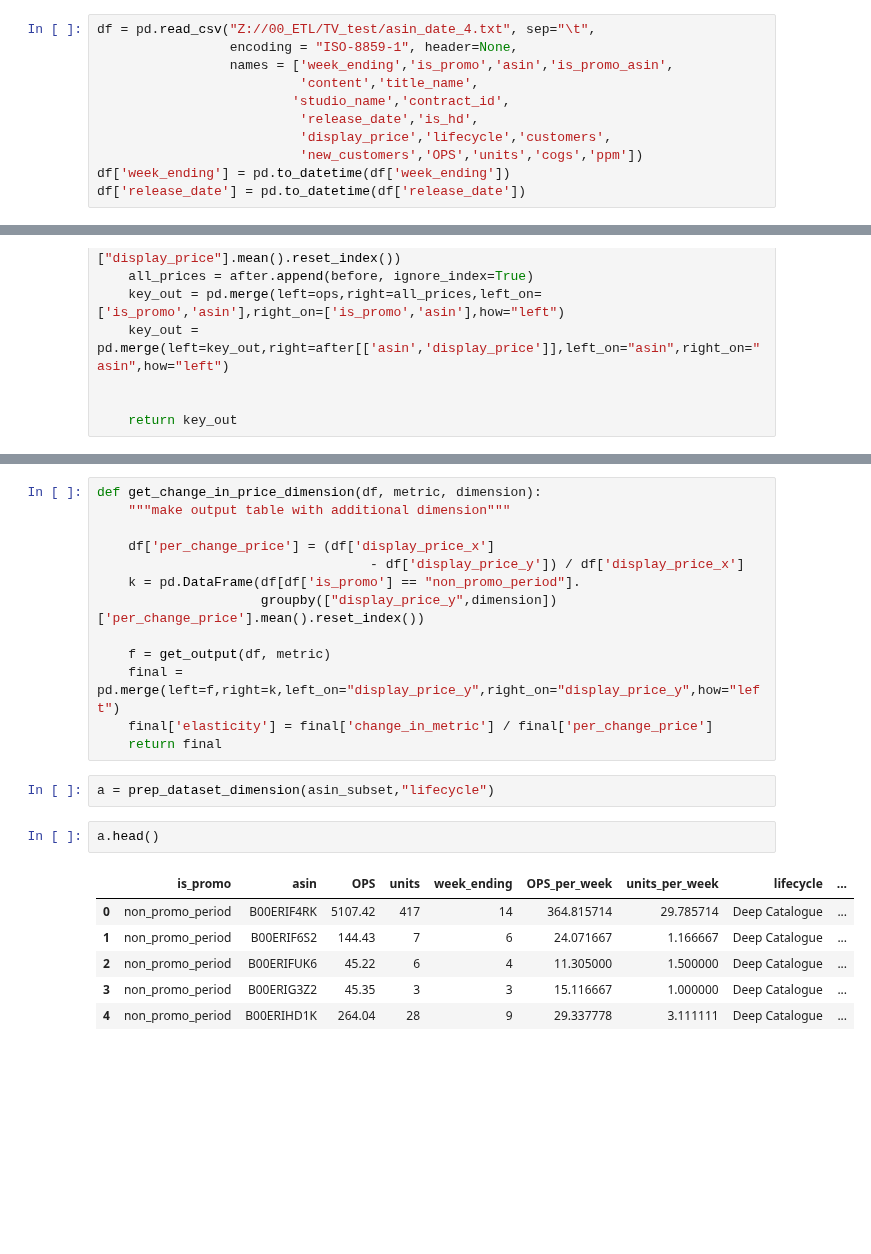
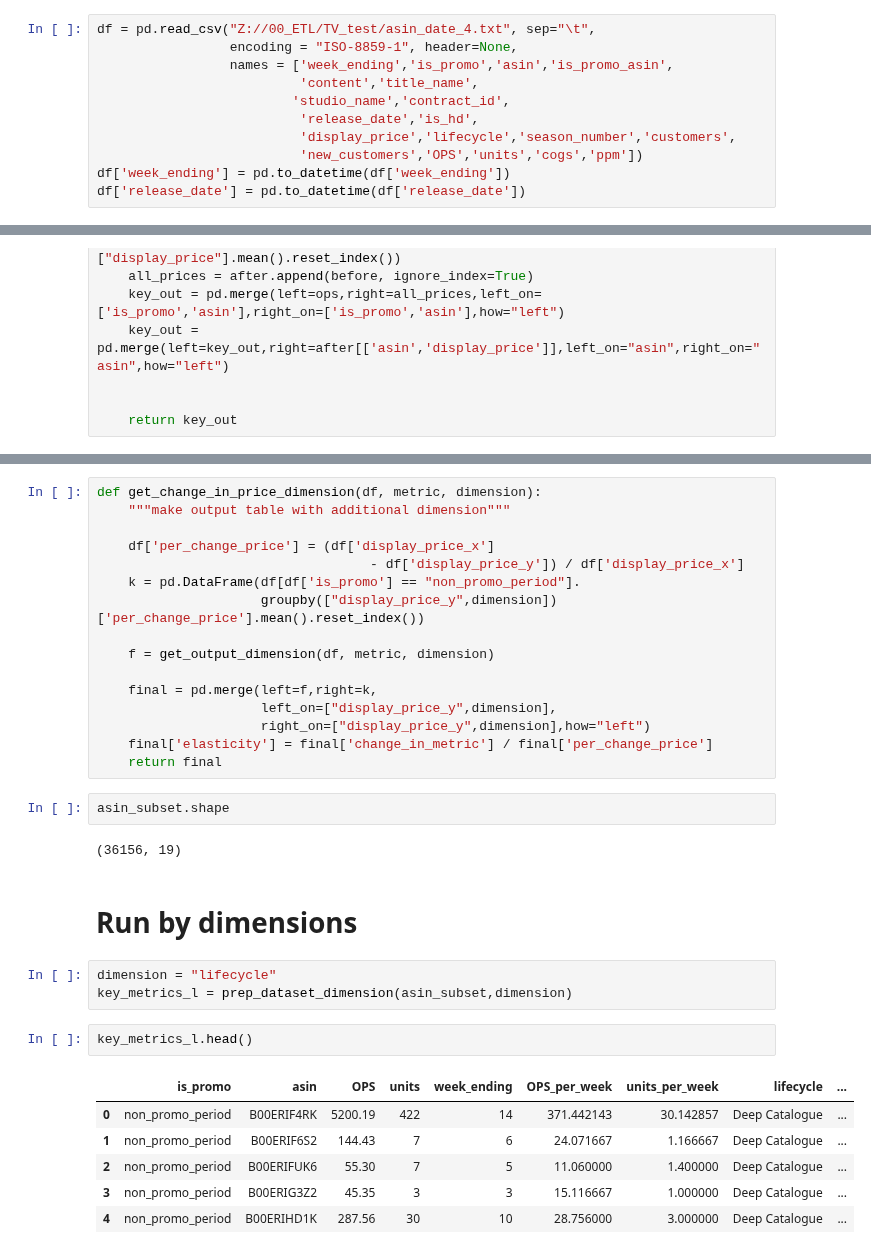
Before and after one commit to dfadeeff/AMZ_Projects, a Jupyter notebook: Price Points with Content Lifecycle.ipynb, the cells around one changed output, grey strips where cells are left out. Drawn from its saved outputs; the diff is of its cells as text; blank space fills up the shorter version.

```diff
--- a/Price Points with Content Lifecycle.ipynb
+++ b/Price Points with Content Lifecycle.ipynb
@@ -13,7 +13,7 @@ df = pd.read_csv("Z://00_ETL/TV_test/asin_date_4.txt", sep="\t",
                           'content','title_name',
                          'studio_name','contract_id',
                           'release_date','is_hd',
-                          'display_price','lifecycle','customers',
+                          'display_price','lifecycle','season_number','customers',
                           'new_customers','OPS','units','cogs','ppm'])
 df['week_ending'] = pd.to_datetime(df['week_ending'])
 df['release_date'] = pd.to_datetime(df['release_date'])
@@ -181,18 +198,28 @@ def get_change_in_price_dimension(df, metric, dimension):
     k = pd.DataFrame(df[df['is_promo'] == "non_promo_period"].
                      groupby(["display_price_y",dimension])['per_change_price'].mean().reset_index())
 
-    f = get_output(df, metric)
-    final = pd.merge(left=f,right=k,left_on="display_price_y",right_on="display_price_y",how="left")
+    f = get_output_dimension(df, metric, dimension)
+
+    final = pd.merge(left=f,right=k,
+                     left_on=["display_price_y",dimension],
+                     right_on=["display_price_y",dimension],how="left")
     final['elasticity'] = final['change_in_metric'] / final['per_change_price']
     return final
-# %%
-a = prep_dataset_dimension(asin_subset,"lifecycle")
+# %%
+asin_subset.shape
+# %% [output]
+(36156, 19)
+# %% [markdown]
+# Run by dimensions
+# %%
+dimension = "lifecycle"
+key_metrics_l = prep_dataset_dimension(asin_subset,dimension)
 # %%
-a.head()
+key_metrics_l.head()
 # %% [output]
 |  | is_promo | asin | OPS | units | week_ending | OPS_per_week | units_per_week | lifecycle | ... |
-| 0 | non_promo_period | B00ERIF4RK | 5107.42 | 417 | 14 | 364.815714 | 29.785714 | Deep Catalogue | ... |
+| 0 | non_promo_period | B00ERIF4RK | 5200.19 | 422 | 14 | 371.442143 | 30.142857 | Deep Catalogue | ... |
 | 1 | non_promo_period | B00ERIF6S2 | 144.43 | 7 | 6 | 24.071667 | 1.166667 | Deep Catalogue | ... |
-| 2 | non_promo_period | B00ERIFUK6 | 45.22 | 6 | 4 | 11.305000 | 1.500000 | Deep Catalogue | ... |
+| 2 | non_promo_period | B00ERIFUK6 | 55.30 | 7 | 5 | 11.060000 | 1.400000 | Deep Catalogue | ... |
 | 3 | non_promo_period | B00ERIG3Z2 | 45.35 | 3 | 3 | 15.116667 | 1.000000 | Deep Catalogue | ... |
-| 4 | non_promo_period | B00ERIHD1K | 264.04 | 28 | 9 | 29.337778 | 3.111111 | Deep Catalogue | ... |
+| 4 | non_promo_period | B00ERIHD1K | 287.56 | 30 | 10 | 28.756000 | 3.000000 | Deep Catalogue | ... |
```
Also changed, not shown: parts of 14 cells of this notebook.
